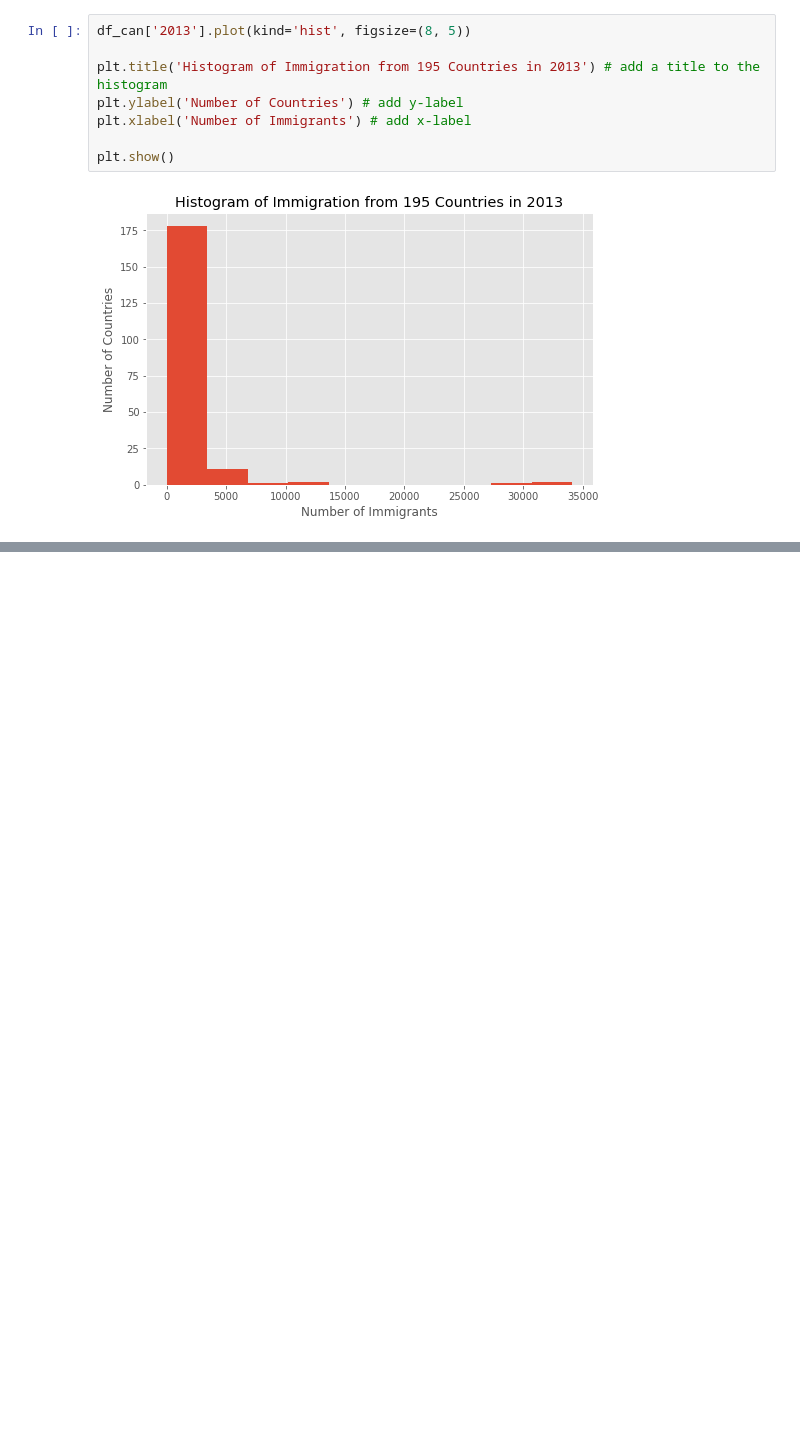
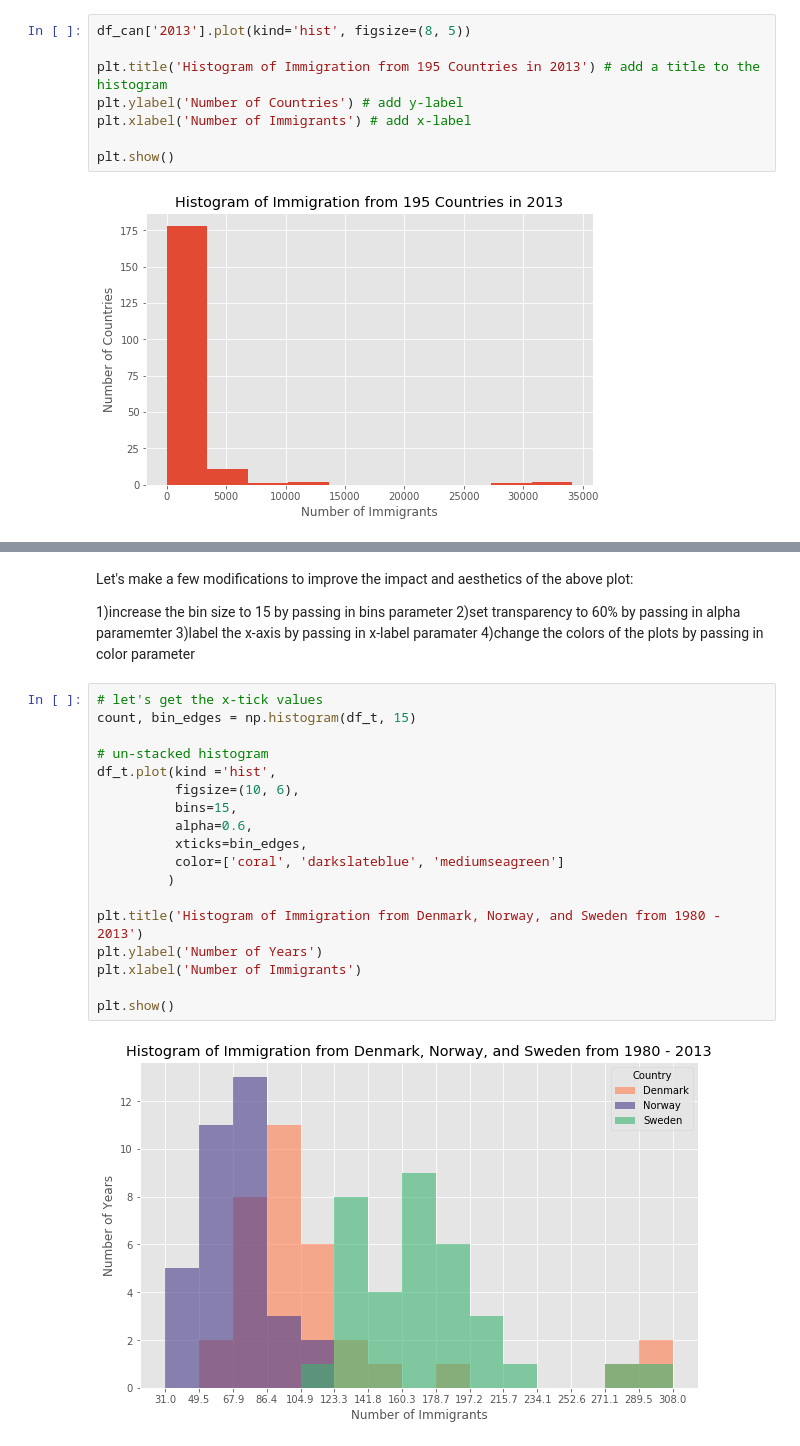
Before and after one commit to Jason-Amith/Data-Visualization-with-Python, a Jupyter notebook: ImmiCan.ipynb, the cells around one changed output, grey strips where cells are left out. Drawn from its saved outputs; the diff is of its cells as text; blank space fills up the shorter version.

```diff
--- a/ImmiCan.ipynb
+++ b/ImmiCan.ipynb
@@ -639,0 +698,27 @@ plt.show()
+# %% [markdown]
+Let's make a few modifications to improve the impact and aesthetics of the above plot:
+
+1)increase the bin size to 15 by passing in bins parameter
+2)set transparency to 60% by passing in alpha paramemter
+3)label the x-axis by passing in x-label paramater
+4)change the colors of the plots by passing in color parameter
+# %%
+# let's get the x-tick values
+count, bin_edges = np.histogram(df_t, 15)
+
+# un-stacked histogram
+df_t.plot(kind ='hist',
+          figsize=(10, 6),
+          bins=15,
+          alpha=0.6,
+          xticks=bin_edges,
+          color=['coral', 'darkslateblue', 'mediumseagreen']
+         )
+
+plt.title('Histogram of Immigration from Denmark, Norway, and Sweden from 1980 - 2013')
+plt.ylabel('Number of Years')
+plt.xlabel('Number of Immigrants')
+
+plt.show()
+# %% [output]
+[figure, added]
```
Also changed, not shown: parts of 25 cells of this notebook.
